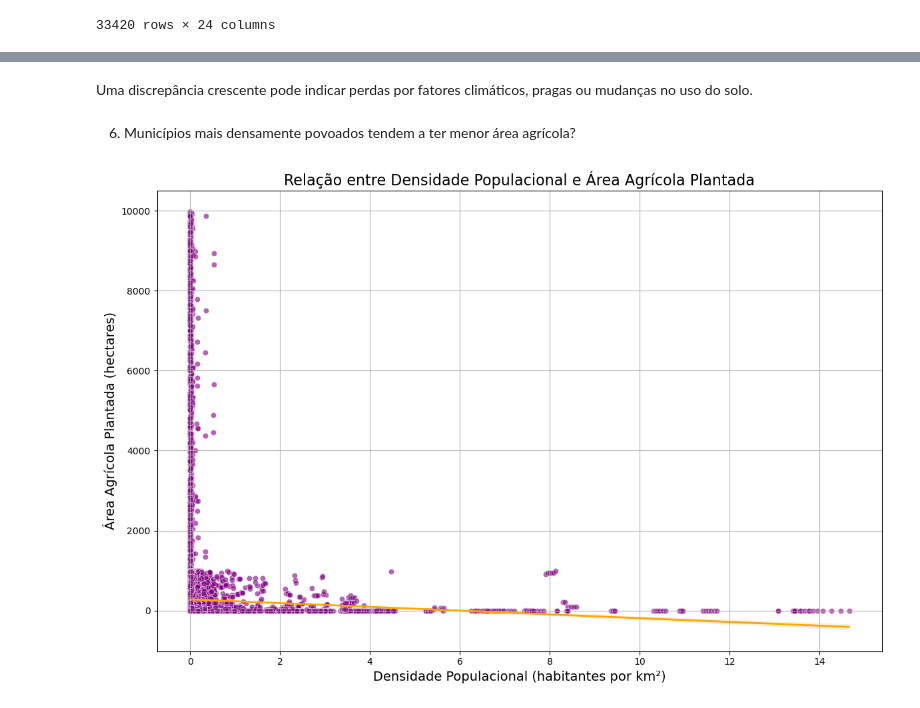
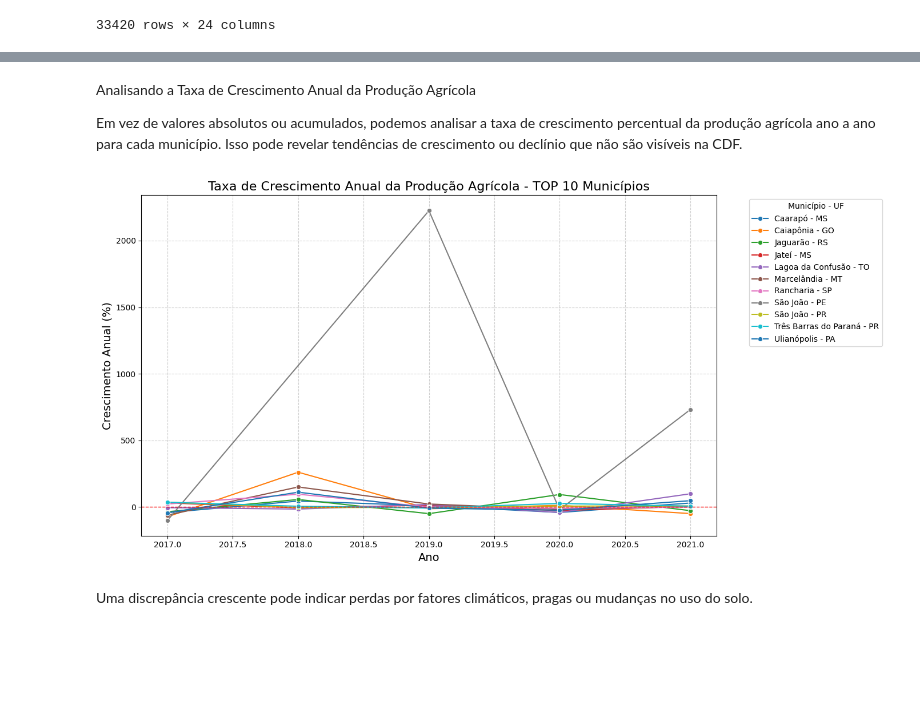
Before and after one commit to anaC-Fernandes/ProjetoDados, a Jupyter notebook: Notebooks/Dataset_Agro.ipynb, the cells around one changed output, grey strips where cells are left out. Saved outputs shown, nothing was run; the diff lists cells and outputs as text; code cells hidden in the pictures; blank space fills up the shorter version.

```diff
--- a/Notebooks/Dataset_Agro.ipynb
+++ b/Notebooks/Dataset_Agro.ipynb
@@ -132,30 +178,46 @@ plt.show()
+# %% [markdown]
+Analisando a Taxa de Crescimento Anual da Produção Agrícola
+
+Em vez de valores absolutos ou acumulados, podemos analisar a taxa de crescimento percentual da produção agrícola ano a ano para cada município. Isso pode revelar tendências de crescimento ou declínio que não são visíveis na CDF.
+# %%
+import pandas as pd
+import matplotlib.pyplot as plt
+import seaborn as sns
+
+# Supondo que 'df' é o seu DataFrame carregado
+# e que as colunas 'Municipio', 'VlProducaoAgricola' e 'Ano' estão presentes
+# e 'VlProducaoAgricola' está em formato numérico
+
+# (Código para selecionar os TOP 10 municípios - igual ao anterior)
+df_total_mun_uf = df.groupby(["Municipio", "UF"])["VlProducaoAgricola"].sum().reset_index()
+df_total_mun_uf['Municipio_UF'] = df_total_mun_uf['Municipio'] + ' - ' + df_total_mun_uf['UF']
+top_10_municipios_uf = df_total_mun_uf.nlargest(10, 'VlProducaoAgricola')['Municipio_UF'].tolist()
+top_10_municipios = df_total_mun_uf.nlargest(10, 'VlProducaoAgricola')['Municipio'].tolist()
+
+df_top10 = df[df["Municipio"].isin(top_10_municipios)].copy()
+df_top10['Municipio_UF'] = df_top10['Municipio'] + ' - ' + df_top10['UF']
+
+# Ordenar por Município_UF e Ano
+df_top10_sorted = df_top10.sort_values(by=["Municipio_UF", "Ano"])
+
+# Calcular a variação percentual ano a ano
+df_top10_sorted['Crescimento_Pct'] = df_top10_sorted.groupby('Municipio_UF')['VlProducaoAgricola'].pct_change() * 100
+
+# Remover o primeiro ano de cada município (já que pct_change no primeiro valor é NaN)
+df_crescimento = df_top10_sorted.dropna(subset=['Crescimento_Pct'])
+
+plt.figure(figsize=(14, 7))
+sns.lineplot(data=df_crescimento, x='Ano', y='Crescimento_Pct', hue='Municipio_UF', palette='tab10', marker='o')
+
+plt.title('Taxa de Crescimento Anual da Produção Agrícola - TOP 10 Municípios', fontsize=16)
+plt.xlabel('Ano', fontsize=14)
+plt.ylabel('Crescimento Anual (%)', fontsize=14)
+plt.axhline(0, color='red', linestyle='--', linewidth=1) # Linha de referência no 0%
+plt.grid(True, linestyle="--", alpha=0.6)
+plt.legend(title="Município - UF", bbox_to_anchor=(1.05, 1), loc='upper left')
+plt.tight_layout()
+plt.show()
+# %% [output]
+[figure, added]
 # %% [markdown]
 Uma discrepância crescente pode indicar perdas por fatores climáticos, pragas ou mudanças no uso do solo.
-# %% [markdown]
-6. Municípios mais densamente povoados tendem a ter menor área agrícola?
-# %%
-# Calcular a densidade populacional: População / Área total (em km²)
-df['DensidadePopulacional'] = df['Populacao'] / df['Area']
-
-# Plotar o gráfico de dispersão
-plt.figure(figsize=(12, 8))
-sns.scatterplot(x='DensidadePopulacional', y='AreaPlantada_h', data=df, color='purple', alpha=0.6)
-
-# Adicionar uma linha de regressão para observar a tendência
-sns.regplot(x='DensidadePopulacional', y='AreaPlantada_h', data=df, scatter=False, color='blue', line_kws={'linewidth': 2, 'color': 'orange'})
-
-# Títulos e rótulos
-plt.title('Relação entre Densidade Populacional e Área Agrícola Plantada', fontsize=16)
-plt.xlabel('Densidade Populacional (habitantes por km²)', fontsize=14)
-plt.ylabel('Área Agrícola Plantada (hectares)', fontsize=14)
-
-# Adicionar grade para facilitar a leitura
-plt.grid(True)
-
-# Ajustar o layout para que o gráfico não fique cortado
-plt.tight_layout()
-
-# Exibir o gráfico
-plt.show()
-# %% [output]
-[figure, removed]
```
Also changed, not shown: parts of 21 cells of this notebook, 1 other file.
